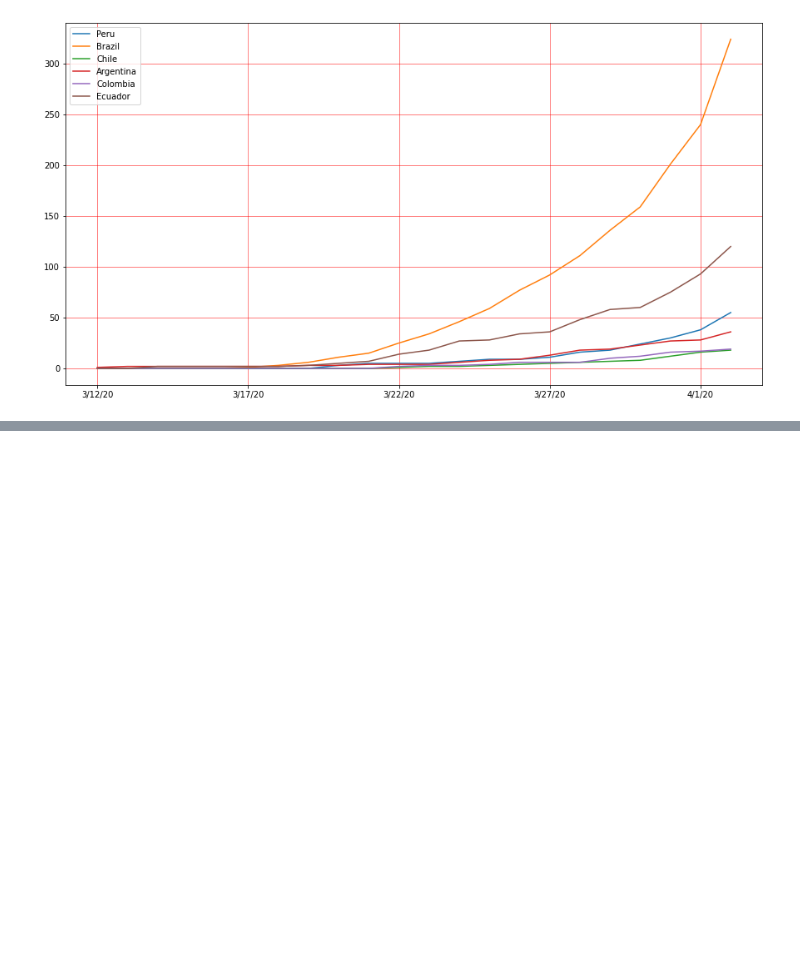
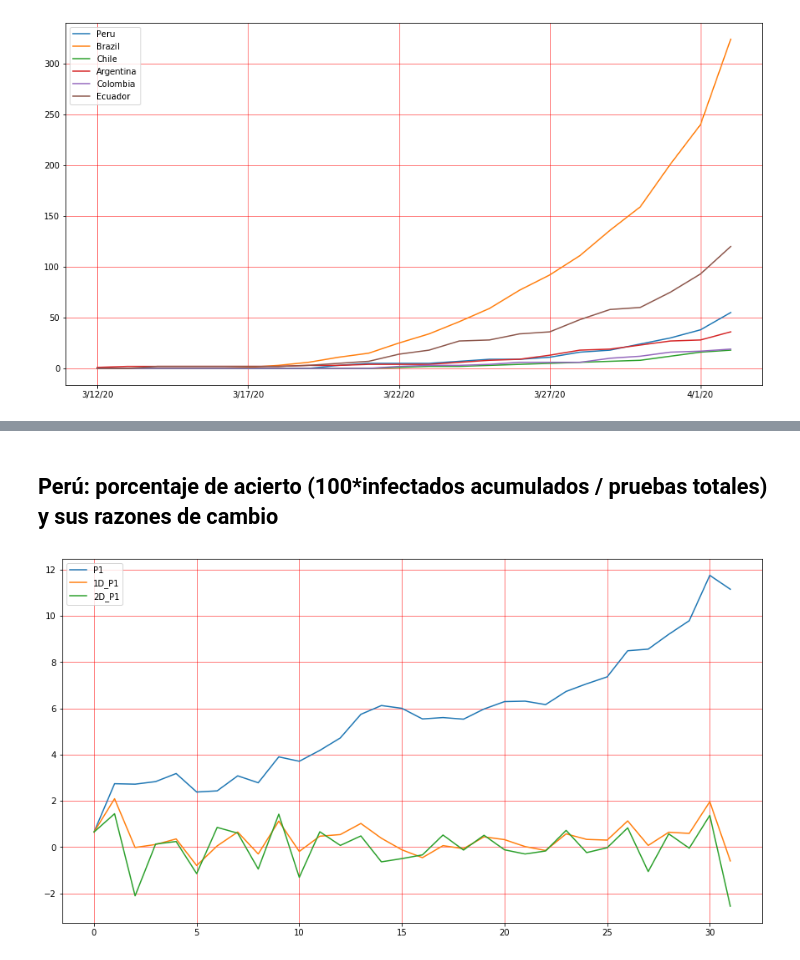
Before and after one commit to JosephPenaQuino/COVID19_UTEC_Economy, a Jupyter notebook: plot_images.ipynb, the cells around one changed output, grey strips where cells are left out. Saved outputs shown, nothing was run; the diff lists cells and outputs as text; code cells hidden in the pictures; blank space fills up the shorter version.

```diff
--- a/plot_images.ipynb
+++ b/plot_images.ipynb
@@ -28,6 +28,16 @@ global_confirmed.head()
 | 3 | Andorra | 0 | 0 | 0 | 0 | 0 | 0 | 0 | 0 | 0 | ... |
 | 4 | Angola | 0 | 0 | 0 | 0 | 0 | 0 | 0 | 0 | 0 | ... |
 5 rows × 73 columns
+# %%
+# Peru
+peru_data_propia = pd.read_csv("Data/peru_data.csv")
+peru_data_P1 = peru_data_propia[["P1","1D_P1","2D_P1"]]
+peru_data_P2 = peru_data_propia[["P2","1D_P2","2D_P2"]]
+peru_data_P3 = peru_data_propia[["P3","1D_P3","2D_P3"]]
+peru_data_RecuAcu = peru_data_propia[["RA","1D_RA","2D_RA"]]
+peru_data_FalleAcu = peru_data_propia[["FA","1D_FA","2D_FA"]]
+peru_data_InfAcu = peru_data_propia[["CIA","1D_CIA","2D_CIA"]]
+peru_data_Diaria = peru_data_propia[["1D_CIA","2D_CIA","1D_PTA","2D_PTA"]]
 # %%
 import matplotlib.pyplot as plt
 def get_country_data(country):
@@ -78,0 +153,10 @@ plt.show()
+# %% [markdown]
+## Perú: porcentaje de acierto (100*infectados acumulados / pruebas totales) y sus razones de cambio
+# %%
+#Día 0 = 3/6/2020, cada número son los días transcurridos
+plt.rcParams['figure.figsize'] = [15, 8]
+peru_data_P1.loc[0:].plot()
+plt.grid(color='r', linestyle='-', linewidth=0.5)
+plt.show()
+# %% [output]
+[figure, added]
```
Also changed, not shown: parts of 22 cells of this notebook, 1 other file.
